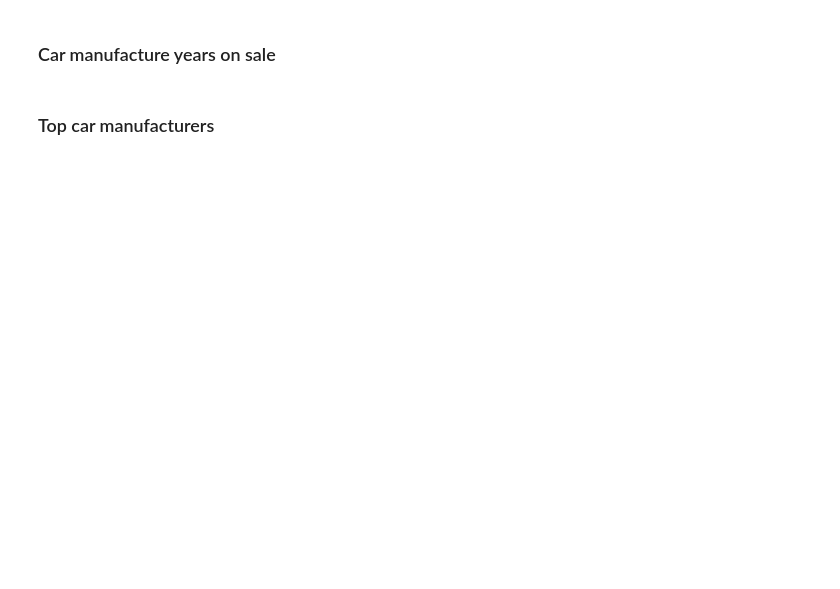
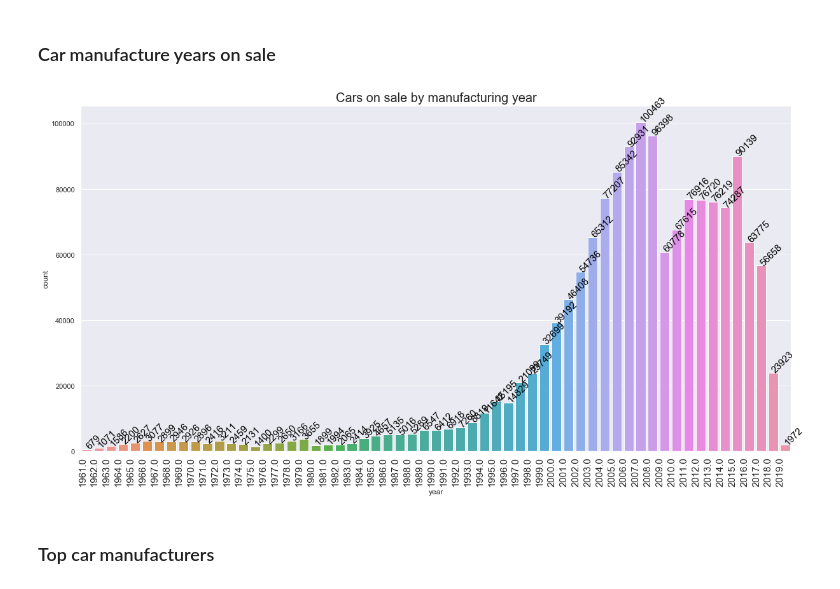
Before and after one commit to ValdemarQ/Used-cars-analysis, a Jupyter notebook: Used Cars US 2018 between the months of September and November of 2018.ipynb, the cells around one changed output. Drawn from its saved outputs; the diff is of its cells as text; code cells hidden in the pictures; blank space fills up the shorter version.

```diff
--- a/Used Cars US 2018 between the months of September and November of 2018.ipynb
+++ b/Used Cars US 2018 between the months of September and November of 2018.ipynb
@@ -185,7 +353,16 @@ ax.set_title("Used Cars for sale by state, US", fontsize=20)
 # %%
 plt.figure(figsize=(20,10))
 ax = sns.countplot(x='year',data=df,) #order=df.year.value_counts().iloc[:-50].index);
 ax.set_xticklabels(ax.get_xticklabels(), rotation=90, ha="right",fontsize=15);
+ax.set_title('Cars on sale by manufacturing year', fontsize=20)
+
+# set individual bar lables using above list
+for i in ax.patches:
+    # get_x pulls left or right; get_height pushes up or down
+    ax.text(i.get_x()+0.2, i.get_height(), \
+            str(round((i.get_height()),)), fontsize=15, color='black', rotation=45)
+# %% [output]
+[figure, added]
 # %% [markdown]
 ### Top car manufacturers
 # %%
```
Also changed, not shown: parts of 67 cells of this notebook.
